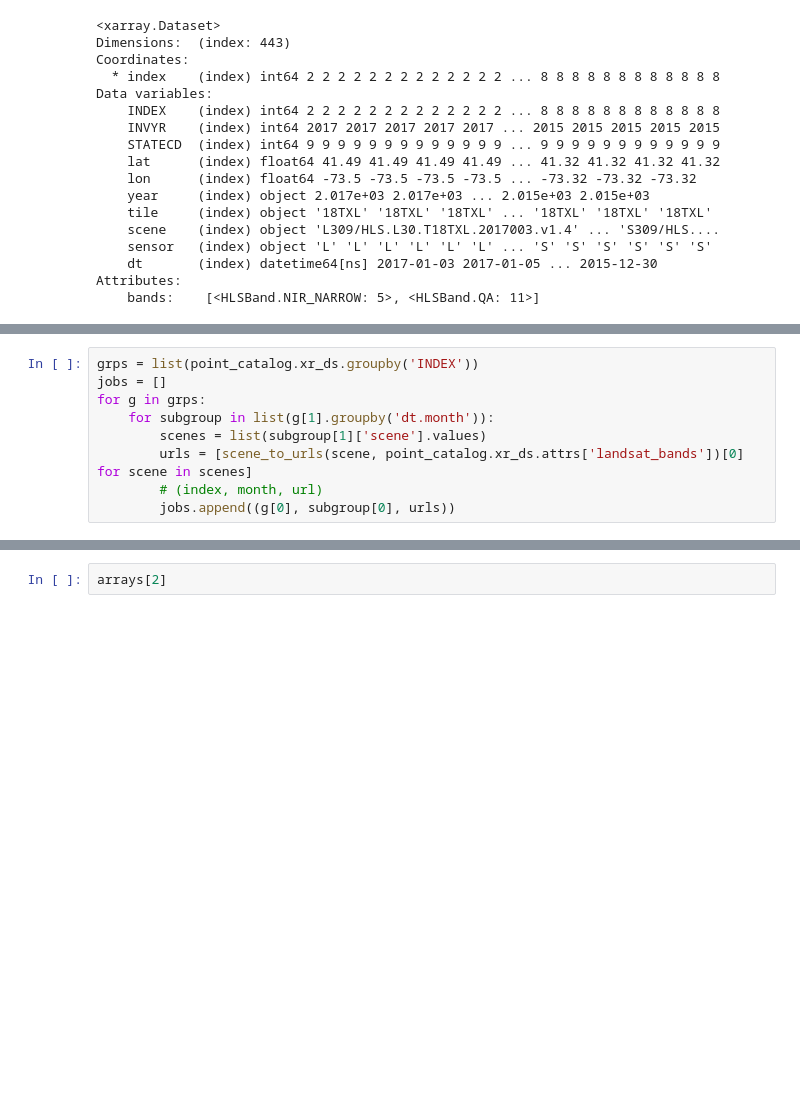
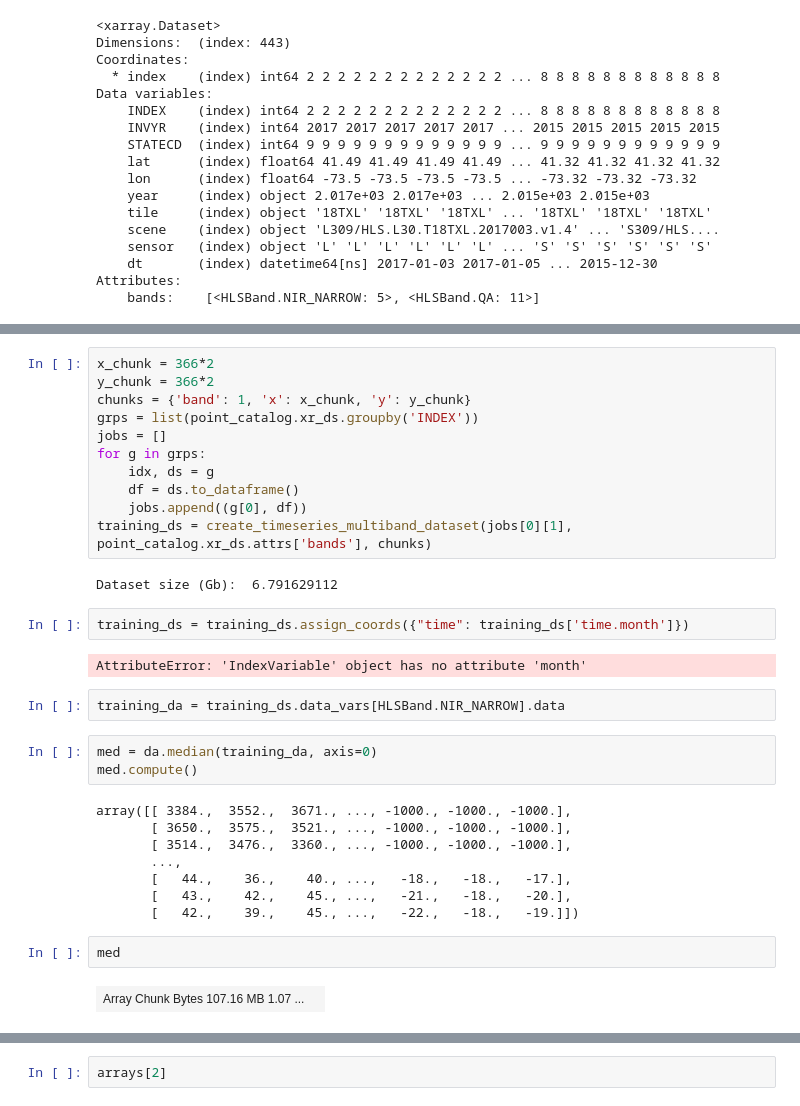
Before and after one commit to csp-inc/data-ingestion, a Jupyter notebook: hls-catalog.ipynb, the cells around one changed output, grey strips where cells are left out. Drawn from its saved outputs; the diff is of its cells as text; blank space fills up the shorter version.

Commit message:
Compute median on single hls tile for a year using catalog to get scenes. No QA masking

```diff
--- a/hls-catalog.ipynb
+++ b/hls-catalog.ipynb
@@ -64,12 +83,37 @@ client = Client("tcp://127.0.0.1:34939")
-# %%
-grps = list(point_catalog.xr_ds.groupby('INDEX'))
-jobs = []
-for g in grps:
-    for subgroup in list(g[1].groupby('dt.month')):
-        scenes = list(subgroup[1]['scene'].values)
-        urls = [scene_to_urls(scene, point_catalog.xr_ds.attrs['landsat_bands'])[0] for scene in scenes]
-        # (index, month, url)
-        jobs.append((g[0], subgroup[0], urls))
+# %%
+x_chunk = 366*2
+y_chunk = 366*2
+chunks = {'band': 1, 'x': x_chunk, 'y': y_chunk}
+grps = list(point_catalog.xr_ds.groupby('INDEX'))
+jobs = []
+for g in grps:
+    idx, ds = g
+    df = ds.to_dataframe()
+    jobs.append((g[0], df))
+training_ds = create_timeseries_multiband_dataset(jobs[0][1], point_catalog.xr_ds.attrs['bands'], chunks)
+# %% [output]
+Dataset size (Gb):  6.791629112
+# %%
+training_ds = training_ds.assign_coords({"time": training_ds['time.month']})
+# %% [output]
+AttributeError: 'IndexVariable' object has no attribute 'month'
+# %%
+training_da = training_ds.data_vars[HLSBand.NIR_NARROW].data
+# %%
+med = da.median(training_da, axis=0)
+med.compute()
+# %% [output]
+array([[ 3384.,  3552.,  3671., ..., -1000., -1000., -1000.],
+       [ 3650.,  3575.,  3521., ..., -1000., -1000., -1000.],
+       [ 3514.,  3476.,  3360., ..., -1000., -1000., -1000.],
+       ...,
+       [   44.,    36.,    40., ...,   -18.,   -18.,   -17.],
+       [   43.,    42.,    45., ...,   -21.,   -18.,   -20.],
+       [   42.,    39.,    45., ...,   -22.,   -18.,   -19.]])
+# %%
+med
+# %% [output]
+| Array Chunk Bytes 107.16 MB 1.07 ... |  |
 # %%
 x_chunk = 366*2
 y_chunk = 366*2
```
Also changed, not shown: parts of 6 cells of this notebook.
